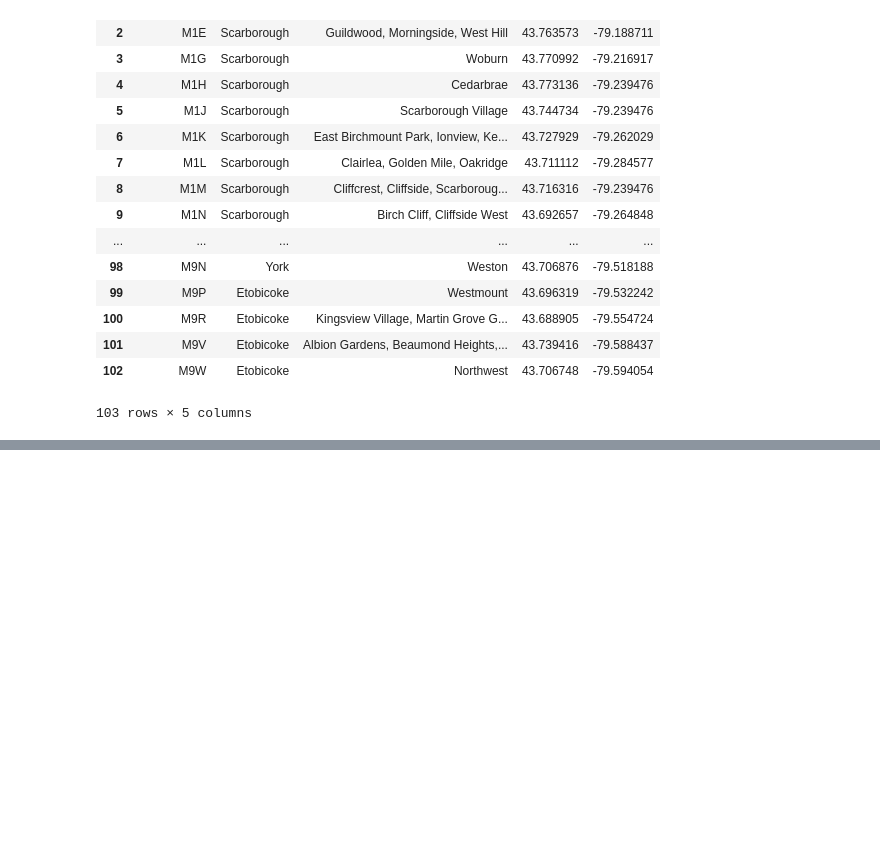
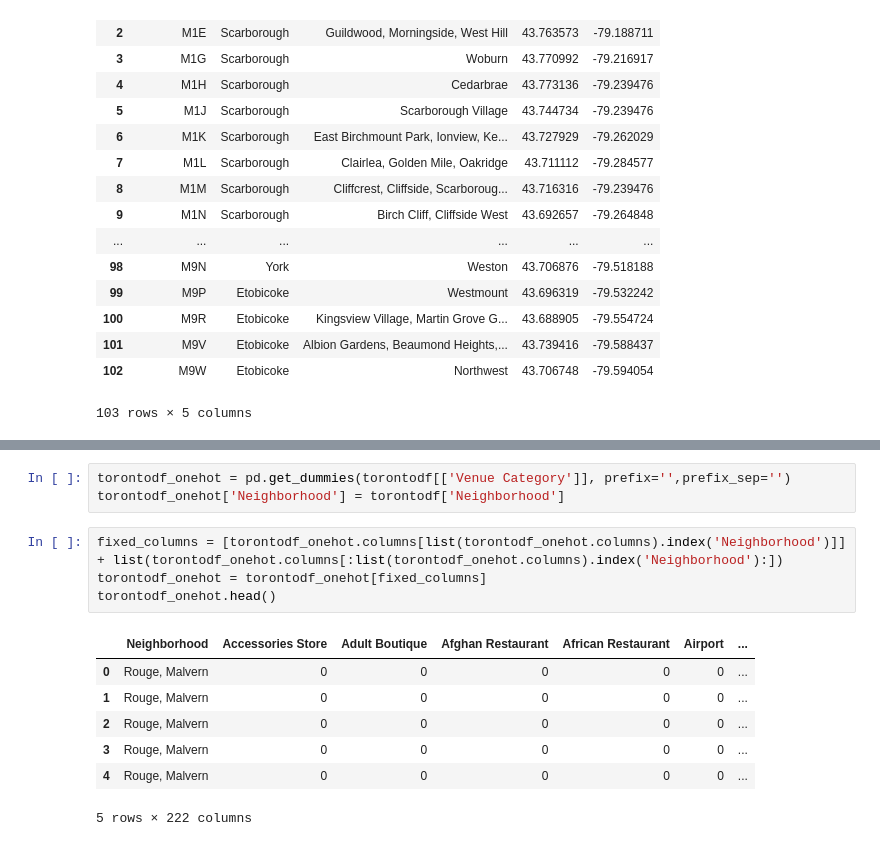
Before and after one commit to adamrlaw/Capstone-Project, a Jupyter notebook: capstone.ipynb, the cells around one changed output, grey strips where cells are left out. Cells and saved outputs as stored; diff of their text form; blank space fills up the shorter version.

```diff
--- a/capstone.ipynb
+++ b/capstone.ipynb
@@ -267,0 +398,15 @@ df4[['Postal Code','Borough','Neighborhood','Latitude','Longitude']]
+# %%
+torontodf_onehot = pd.get_dummies(torontodf[['Venue Category']], prefix='',prefix_sep='')
+torontodf_onehot['Neighborhood'] = torontodf['Neighborhood']
+# %%
+fixed_columns = [torontodf_onehot.columns[list(torontodf_onehot.columns).index('Neighborhood')]] + list(torontodf_onehot.columns[:list(torontodf_onehot.columns).index('Neighborhood'):])
+torontodf_onehot = torontodf_onehot[fixed_columns]
+torontodf_onehot.head()
+# %% [output]
+|  | Neighborhood | Accessories Store | Adult Boutique | Afghan Restaurant | African Restaurant | Airport | ... |
+| 0 | Rouge, Malvern | 0 | 0 | 0 | 0 | 0 | ... |
+| 1 | Rouge, Malvern | 0 | 0 | 0 | 0 | 0 | ... |
+| 2 | Rouge, Malvern | 0 | 0 | 0 | 0 | 0 | ... |
+| 3 | Rouge, Malvern | 0 | 0 | 0 | 0 | 0 | ... |
+| 4 | Rouge, Malvern | 0 | 0 | 0 | 0 | 0 | ... |
+5 rows × 222 columns
```
Also changed, not shown: parts of 22 cells of this notebook.
